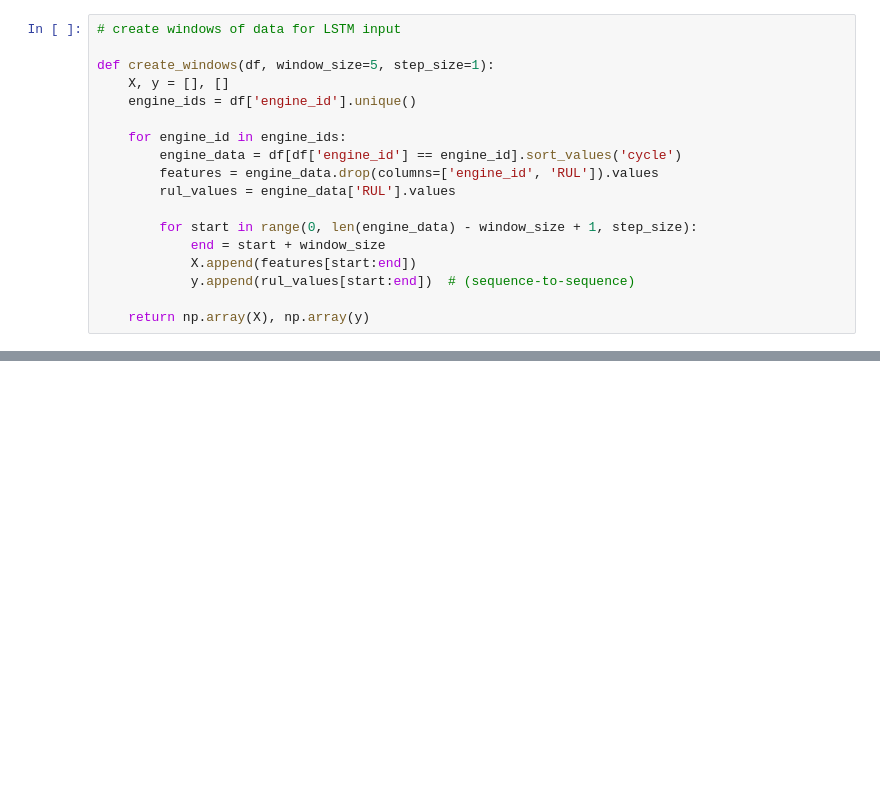
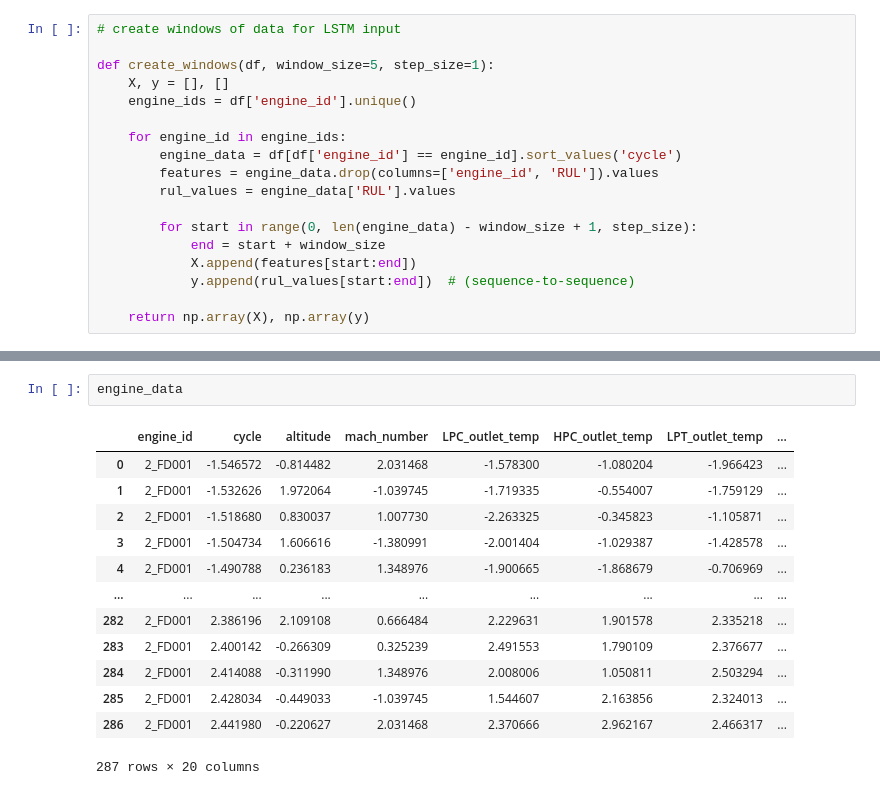
Before and after one commit to riccardocelin/CMAPSS_Jet_engine_predictive_maintenance, a Jupyter notebook: training_TF.ipynb, the cells around one changed output, grey strips where cells are left out. Saved outputs shown, nothing was run; the diff lists cells and outputs as text; blank space fills up the shorter version.

```diff
--- a/training_TF.ipynb
+++ b/training_TF.ipynb
@@ -269,0 +308,16 @@ plt.show()
+# %%
+engine_data
+# %% [output]
+|  | engine_id | cycle | altitude | mach_number | LPC_outlet_temp | HPC_outlet_temp | LPT_outlet_temp | ... |
+| 0 | 2_FD001 | -1.546572 | -0.814482 | 2.031468 | -1.578300 | -1.080204 | -1.966423 | ... |
+| 1 | 2_FD001 | -1.532626 | 1.972064 | -1.039745 | -1.719335 | -0.554007 | -1.759129 | ... |
+| 2 | 2_FD001 | -1.518680 | 0.830037 | 1.007730 | -2.263325 | -0.345823 | -1.105871 | ... |
+| 3 | 2_FD001 | -1.504734 | 1.606616 | -1.380991 | -2.001404 | -1.029387 | -1.428578 | ... |
+| 4 | 2_FD001 | -1.490788 | 0.236183 | 1.348976 | -1.900665 | -1.868679 | -0.706969 | ... |
+| ... | ... | ... | ... | ... | ... | ... | ... | ... |
+| 282 | 2_FD001 | 2.386196 | 2.109108 | 0.666484 | 2.229631 | 1.901578 | 2.335218 | ... |
+| 283 | 2_FD001 | 2.400142 | -0.266309 | 0.325239 | 2.491553 | 1.790109 | 2.376677 | ... |
+| 284 | 2_FD001 | 2.414088 | -0.311990 | 1.348976 | 2.008006 | 1.050811 | 2.503294 | ... |
+| 285 | 2_FD001 | 2.428034 | -0.449033 | -1.039745 | 1.544607 | 2.163856 | 2.324013 | ... |
+| 286 | 2_FD001 | 2.441980 | -0.220627 | 2.031468 | 2.370666 | 2.962167 | 2.466317 | ... |
+287 rows × 20 columns
```
Also changed, not shown: parts of 12 cells of this notebook, 4 other files.
